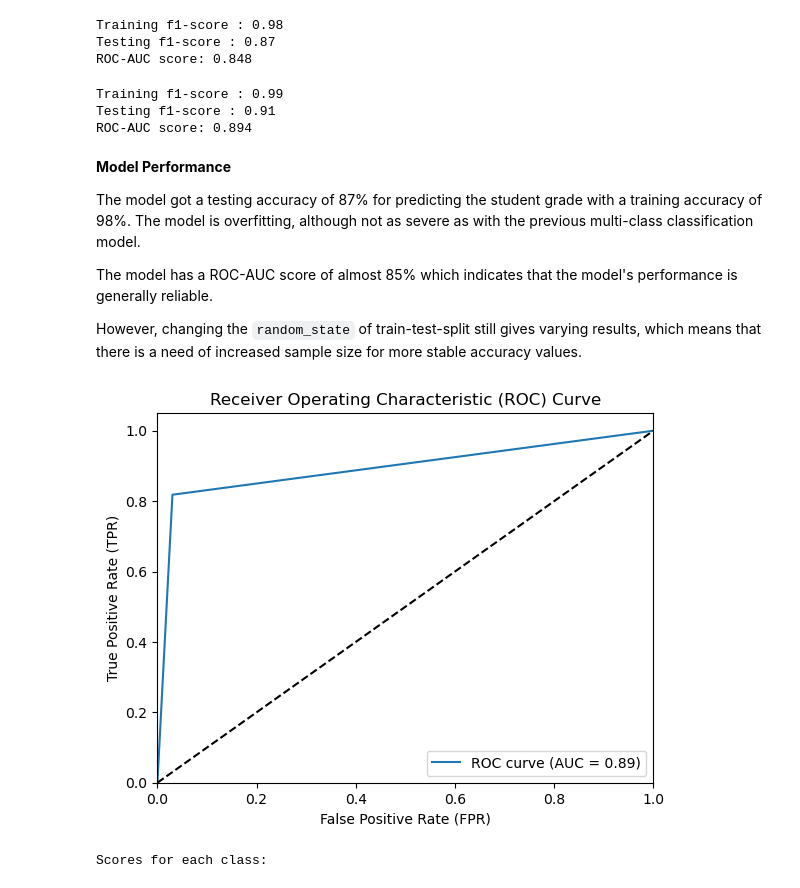
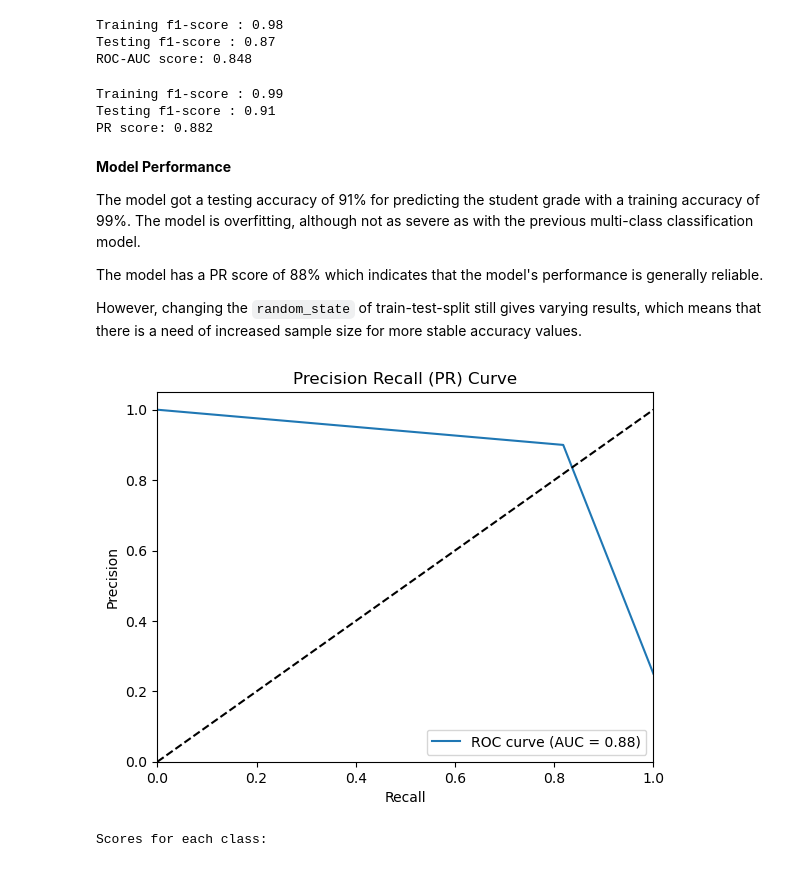
Before and after one commit to anandsk98/HE_Performance, a Jupyter notebook: nbs/03_FINAL_binary_classification_model.ipynb, the cells around one changed output. Drawn from its saved outputs; the diff is of its cells as text; code cells hidden in the pictures.

```diff
--- a/nbs/03_FINAL_binary_classification_model.ipynb
+++ b/nbs/03_FINAL_binary_classification_model.ipynb
@@ -740,38 +741,38 @@ print("Training f1-score :",round(classification_report(y_train, y_train_pred,ou
 
 print("Testing f1-score :",round(classification_report(y_test, y_test_pred,output_dict=True)['macro avg']['f1-score'],2))
 
-print("ROC-AUC score:",round(roc_auc_score(y_test,y_test_pred),3))
+# Calculate precision-recall curve
+precision, recall, thresholds = precision_recall_curve(y_test, y_test_pred)
+
+print("PR score:",round(auc(recall, precision),3))
 # %% [output]
 Training f1-score : 0.99
 Testing f1-score : 0.91
-ROC-AUC score: 0.894
+PR score: 0.882
 # %% [markdown]
 **Model Performance**
 
-The model got a testing accuracy of 87% for predicting the student grade with a training accuracy of 98%. The model is overfitting, although not as severe as with the previous multi-class classification model.
+The model got a testing accuracy of 91% for predicting the student grade with a training accuracy of 99%. The model is overfitting, although not as severe as with the previous multi-class classification model.
 
-The model has a ROC-AUC score of almost 85% which indicates that the model's performance is generally reliable.
+The model has a PR score of 88% which indicates that the model's performance is generally reliable.
 
 However, changing the `random_state` of train-test-split still gives varying results, which means that there is a need of increased sample size for more stable accuracy values.
 # %%
-# Compute the false positive rate (FPR), true positive rate (TPR), and thresholds
-fpr, tpr, thresholds = roc_curve(y_test, y_test_pred)
-
-# Compute the area under the ROC curve (AUC)
-roc_auc = auc(fpr, tpr)
+# Compute the area under the PR curve (AUC)
+pr = auc(recall, precision)
 
 # Plot the ROC curve
-plt.plot(fpr, tpr, label='ROC curve (AUC = %0.2f)' % roc_auc)
+plt.plot(recall, precision, label='ROC curve (AUC = %0.2f)' % pr)
 plt.plot([0, 1], [0, 1], 'k--')  # Plotting the diagonal line (random guessing)
 plt.xlim([0.0, 1.0])
 plt.ylim([0.0, 1.05])
-plt.xlabel('False Positive Rate (FPR)')
-plt.ylabel('True Positive Rate (TPR)')
-plt.title('Receiver Operating Characteristic (ROC) Curve')
+plt.xlabel('Recall')
+plt.ylabel('Precision')
+plt.title('Precision Recall (PR) Curve')
 plt.legend(loc="lower right")
 plt.show()
 # %% [output]
-[figure, old version]
+[figure, new version]
 # %%
 # Individual class scores
 score = {}
```
Also changed, not shown: parts of 2 cells of this notebook.
